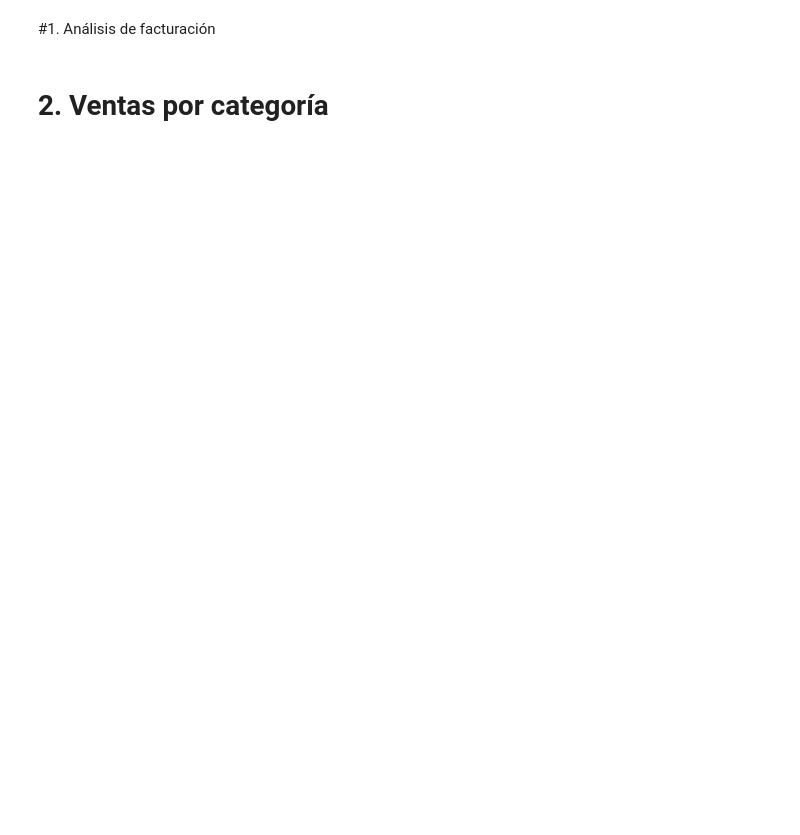
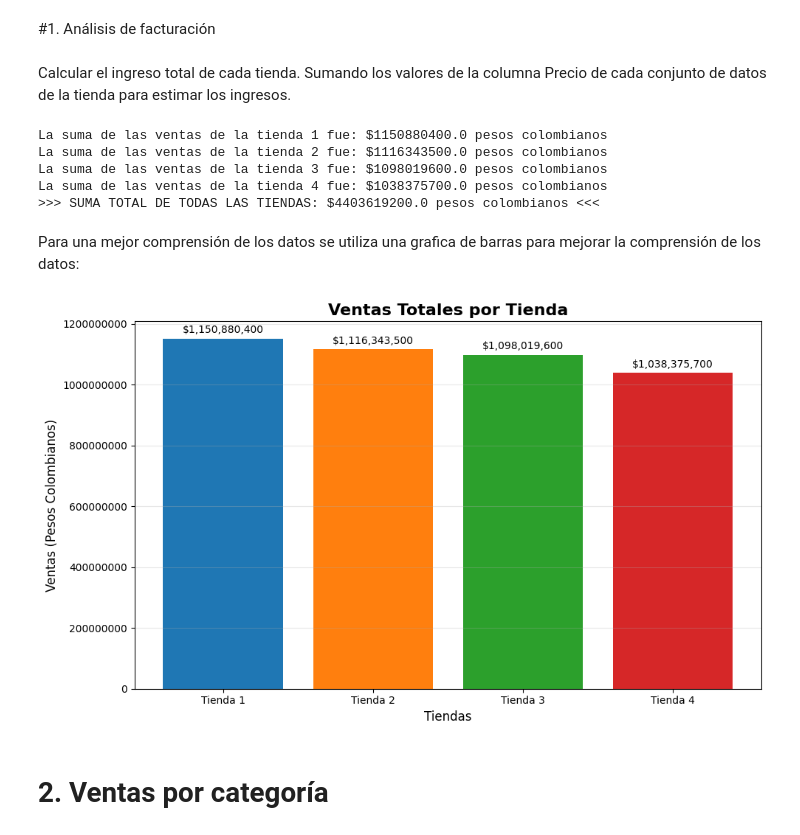
Before and after one commit to jimenaCastro73/challenge-alura-store, a Jupyter notebook: AluraStoreLatam.ipynb, the cells around one changed output. Cells and saved outputs as stored; diff of their text form; code cells hidden in the pictures; blank space fills up the shorter version.

```diff
--- a/AluraStoreLatam.ipynb
+++ b/AluraStoreLatam.ipynb
@@ -24,4 +53,65 @@ tienda.head()
 # %% [markdown]
 #1. Análisis de facturación
+# %% [markdown]
+Calcular el ingreso total de cada tienda. Sumando los valores de la columna Precio de cada conjunto de datos de la tienda para estimar los ingresos.
+# %%
+def mostrar_ventas_tienda(dataframe, numero_tienda):
+    # Obtiene el dataframe con los datos y el numero de tienda
+    suma = dataframe['Precio'].sum()
+    print(f"La suma de las ventas de la tienda {numero_tienda} fue: ${suma} pesos colombianos")
+    return suma
+
+# para obtener las ventas totales se usa una lista que almacena cada resultado por tienda
+resultados_ventas = [
+    mostrar_ventas_tienda(tienda, 1),
+    mostrar_ventas_tienda(tienda2, 2),
+    mostrar_ventas_tienda(tienda3, 3),
+    mostrar_ventas_tienda(tienda4, 4)
+]
+print(f">>> SUMA TOTAL DE TODAS LAS TIENDAS: ${sum(resultados_ventas)} pesos colombianos <<<")
+# %% [output]
+La suma de las ventas de la tienda 1 fue: $1150880400.0 pesos colombianos
+La suma de las ventas de la tienda 2 fue: $1116343500.0 pesos colombianos
+La suma de las ventas de la tienda 3 fue: $1098019600.0 pesos colombianos
+La suma de las ventas de la tienda 4 fue: $1038375700.0 pesos colombianos
+>>> SUMA TOTAL DE TODAS LAS TIENDAS: $4403619200.0 pesos colombianos <<<
+# %% [markdown]
+Para una mejor comprensión de los datos se utiliza una grafica de barras para mejorar la comprensión de los datos:
+# %%
+# Preparar datos para el gráfico
+nombres_tiendas = ['Tienda 1', 'Tienda 2', 'Tienda 3', 'Tienda 4']
+ventas_valores = resultados_ventas
+
+# Crear el gráfico de barras
+plt.figure(figsize=(10, 6))
+barras = plt.bar(nombres_tiendas, ventas_valores, color=['#1f77b4', '#ff7f0e', '#2ca02c', '#d62728'])
+
+# Personalizar el gráfico
+plt.title('Ventas Totales por Tienda', fontsize=16, fontweight='bold')
+plt.xlabel('Tiendas', fontsize=12)
+plt.ylabel('Ventas (Pesos Colombianos)', fontsize=12)
+
+# Formatear el eje Y para mostrar números completos
+plt.ticklabel_format(style='plain', axis='y')
+
+# Agregar grid para mejor legibilidad
+plt.grid(axis='y', alpha=0.3)
+
+# Agregar valores encima de cada barra
+for i, valor in enumerate(ventas_valores):
+    plt.text(i, valor + max(ventas_valores)*0.01,
+             f'${valor:,.0f}',
+             ha='center', va='bottom')
+
+# Rotar las etiquetas del eje X si es necesario
+plt.xticks(rotation=0)
+
+# Ajustar el layout
+plt.tight_layout()
+
+# Mostrar el gráfico
+plt.show()
+# %% [output]
+[figure, added]
 # %% [markdown]
 # 2. Ventas por categoría
```
Also changed, not shown: parts of 24 cells of this notebook.
